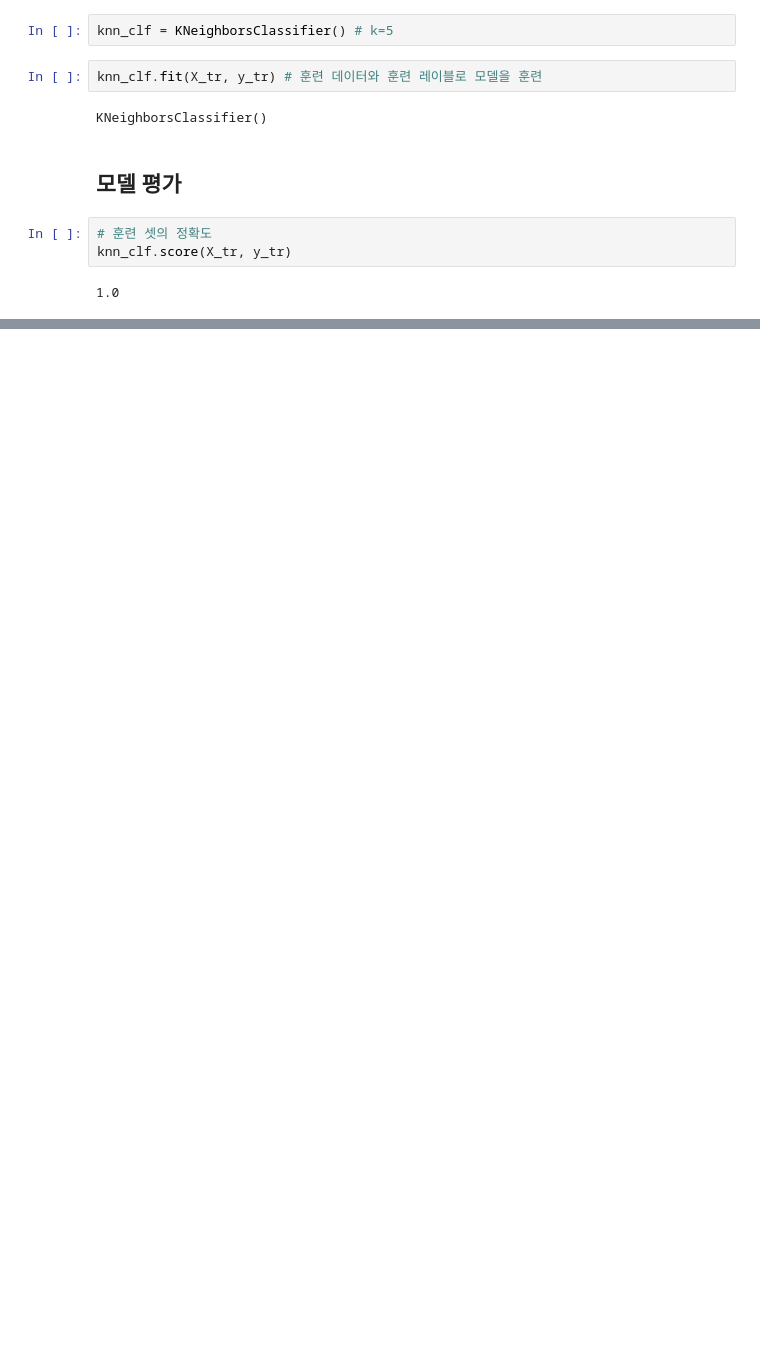
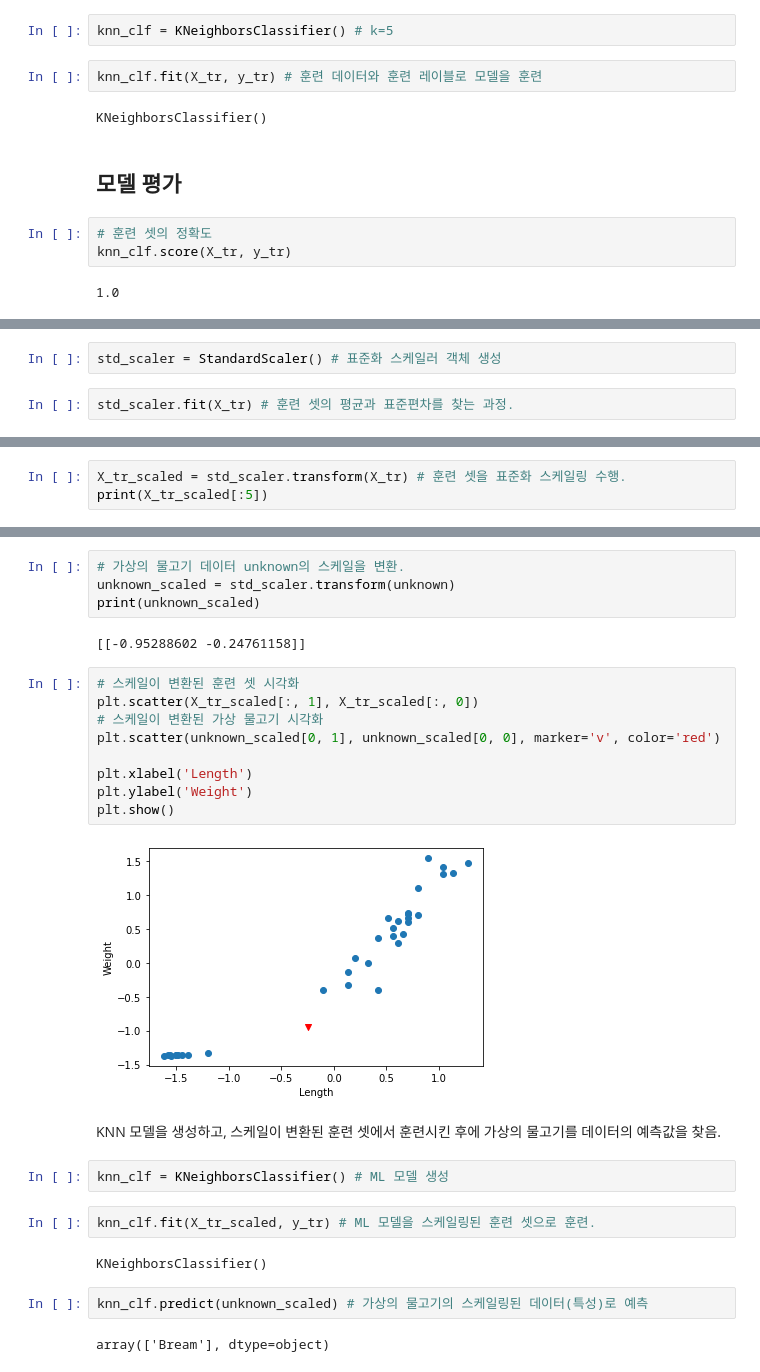
Before and after one commit to JMYoon90/JM_python, a Jupyter notebook: ml02_knn.ipynb, the cells around one changed output, grey strips where cells are left out. Saved outputs shown, nothing was run; the diff lists cells and outputs as text; blank space fills up the shorter version.

```diff
--- a/ml02_knn.ipynb
+++ b/ml02_knn.ipynb
@@ -388,0 +495,4 @@ knn_clf.score(X_te, y_te)
+# %%
+std_scaler = StandardScaler() # 표준화 스케일러 객체 생성
+# %%
+std_scaler.fit(X_tr) # 훈련 셋의 평균과 표준편차를 찾는 과정.
@@ -388,0 +513,3 @@ knn_clf.score(X_te, y_te)
+# %%
+X_tr_scaled = std_scaler.transform(X_tr) # 훈련 셋을 표준화 스케일링 수행.
+print(X_tr_scaled[:5])
@@ -388,0 +529,29 @@ knn_clf.score(X_te, y_te)
+# %%
+# 가상의 물고기 데이터 unknown의 스케일을 변환.
+unknown_scaled = std_scaler.transform(unknown)
+print(unknown_scaled)
+# %% [output]
+[[-0.95288602 -0.24761158]]
+# %%
+# 스케일이 변환된 훈련 셋 시각화
+plt.scatter(X_tr_scaled[:, 1], X_tr_scaled[:, 0])
+# 스케일이 변환된 가상 물고기 시각화
+plt.scatter(unknown_scaled[0, 1], unknown_scaled[0, 0], marker='v', color='red')
+
+plt.xlabel('Length')
+plt.ylabel('Weight')
+plt.show()
+# %% [output]
+[figure, added]
+# %% [markdown]
+KNN 모델을 생성하고, 스케일이 변환된 훈련 셋에서 훈련시킨 후에 가상의 물고기를 데이터의 예측값을 찾음.
+# %%
+knn_clf = KNeighborsClassifier() # ML 모델 생성
+# %%
+knn_clf.fit(X_tr_scaled, y_tr) # ML 모델을 스케일링된 훈련 셋으로 훈련.
+# %% [output]
+KNeighborsClassifier()
+# %%
+knn_clf.predict(unknown_scaled) # 가상의 물고기의 스케일링된 데이터(특성)로 예측
+# %% [output]
+array(['Bream'], dtype=object)
```
Also changed, not shown: parts of 31 cells of this notebook.
